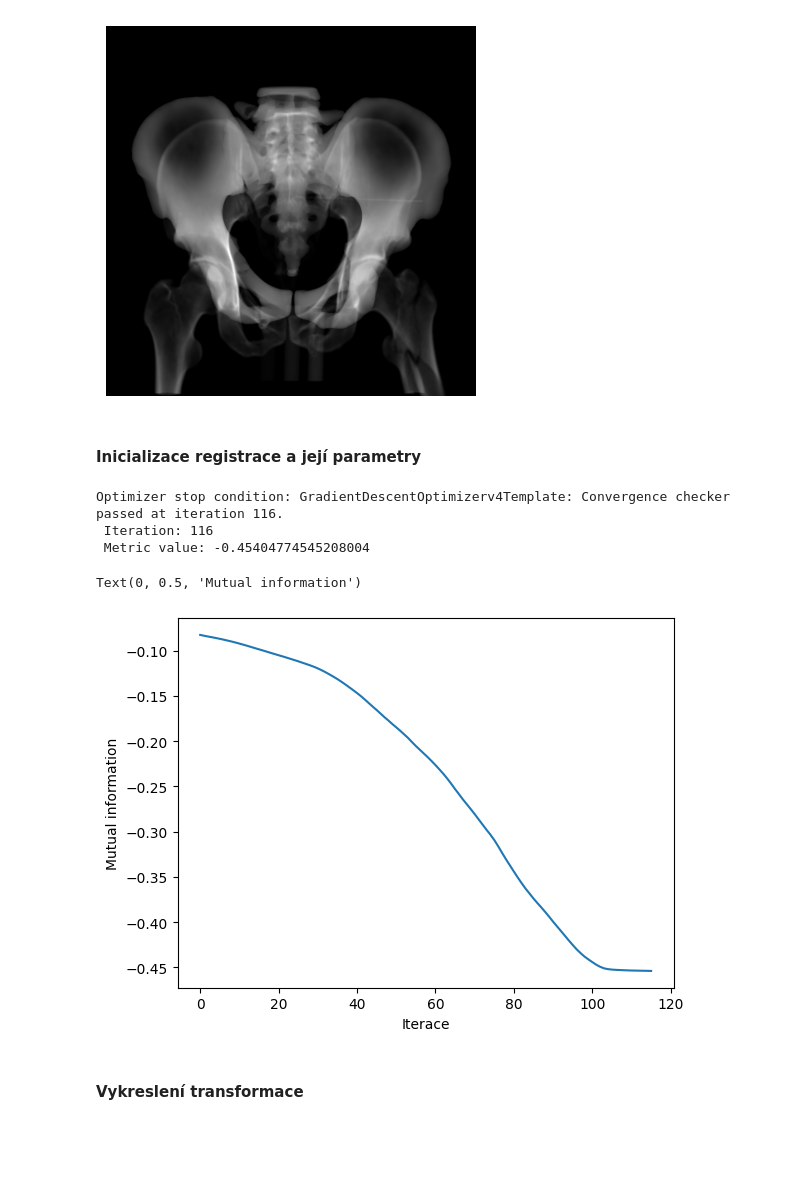
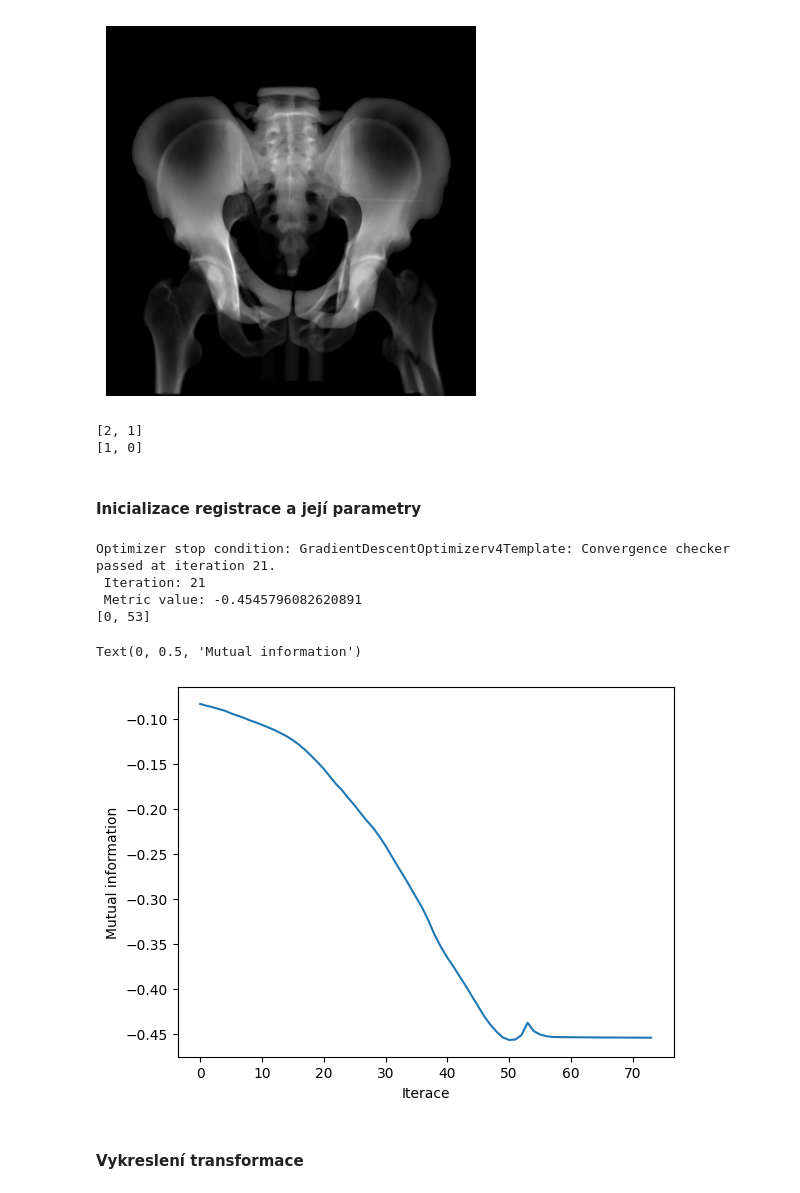
Before and after one commit to Vojtech-Benda/ca_isf, a Jupyter notebook: sitkRegistration.ipynb, the cells around one changed output. Drawn from its saved outputs; the diff is of its cells as text; code cells hidden in the pictures; blank space fills up the shorter version.

Commit message:
created registration and plotting script

```diff
--- a/sitkRegistration.ipynb
+++ b/sitkRegistration.ipynb
@@ -80,40 +80,53 @@ plt.show()
 Fixed image, spacing: (1.0, 1.0), size: (1000, 1000), direction: (1.0, 0.0, 0.0, 1.0), origin: (0.0, 0.0)
 Moving image, spacing: (1.0, 1.0), size: (1000, 1000), direction: (1.0, 0.0, 0.0, 1.0), origin: (0.0, 0.0)
 [figure]
+# %%
+levels = 2
+
+shrinkFactor = [shrink for shrink in range(2, (2 * levels), 2)]
+shrinkFactor.insert(0, 1)
+print(shrinkFactor[::-1])
+
+smoothFactor = [smooth for smooth in range(0, levels, 1)]
+print(smoothFactor[::-1])
+# %% [output]
+[2, 1]
+[1, 0]
 # %% [markdown]
 #### Inicializace registrace a její parametry
 # %%
 initialTransform = sitk.CenteredTransformInitializer(fixedImage, movingImage,
                                                      sitk.AffineTransform(2))
 registration = sitk.ImageRegistrationMethod()
 registration.SetMetricAsMattesMutualInformation()
 registration.SetOptimizerScalesFromPhysicalShift()
-registration.SetOptimizerAsGradientDescent(learningRate=4.0,
+registration.SetOptimizerAsGradientDescent(learningRate=1.0,
                                            numberOfIterations=200,
                                            convergenceMinimumValue=1e-5,
                                            convergenceWindowSize=5)
 registration.SetInitialTransform(initialTransform)
 registration.SetInterpolator(sitk.sitkLinear)
 
-#registration.SetShrinkFactorsPerLevel(shrinkFactors=[4, 2, 1])
-#registration.SetSmoothingSigmasPerLevel(smoothingSigmas=[2, 1, 0])
-#registration.SmoothingSigmasAreSpecifiedInPhysicalUnitsOn()
+registration.SetShrinkFactorsPerLevel(shrinkFactors=[2, 1])
+registration.SetSmoothingSigmasPerLevel(smoothingSigmas=[1, 0])
+registration.SmoothingSigmasAreSpecifiedInPhysicalUnitsOn()
 
 registration.AddCommand(sitk.sitkStartEvent, start_plot)
 registration.AddCommand(sitk.sitkEndEvent, end_plot)
-#registration.AddCommand(sitk.sitkMultiResolutionIterationEvent, update_multires_iterations)
+registration.AddCommand(sitk.sitkMultiResolutionIterationEvent, update_multires_iterations)
 registration.AddCommand(sitk.sitkIterationEvent, lambda: plot_values(registration))
 outTransform = registration.Execute(fixedImage, movingImage)
 print(f"Optimizer stop condition: {registration.GetOptimizerStopConditionDescription()}")
 print(f" Iteration: {registration.GetOptimizerIteration()}")
 print(f" Metric value: {registration.GetMetricValue()}")
-
 plt.plot(range(len(metric_values)), metric_values)
+print(multires_iterations)
 plt.xlabel("Iterace")
 plt.ylabel("Mutual information")
 # %% [output]
-Optimizer stop condition: GradientDescentOptimizerv4Template: Convergence checker passed at iteration 116.
- Iteration: 116
- Metric value: -0.45404774545208004
+Optimizer stop condition: GradientDescentOptimizerv4Template: Convergence checker passed at iteration 21.
+ Iteration: 21
+ Metric value: -0.4545796082620891
+[0, 53]
 Text(0, 0.5, 'Mutual information')
-[figure, old version]
+[figure, new version]
```
Also changed, not shown: parts of 4 cells of this notebook, 3 other files.
